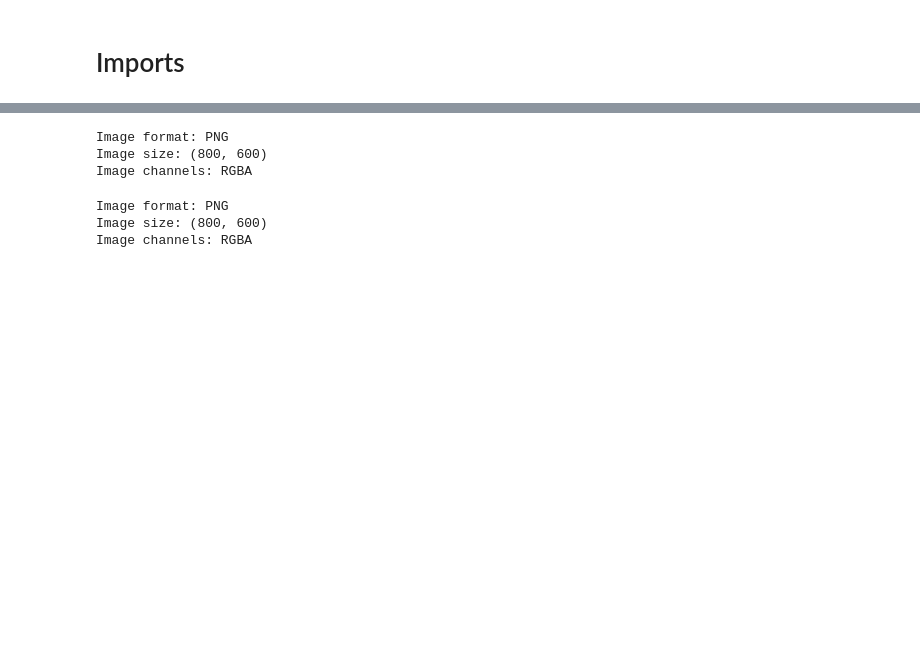
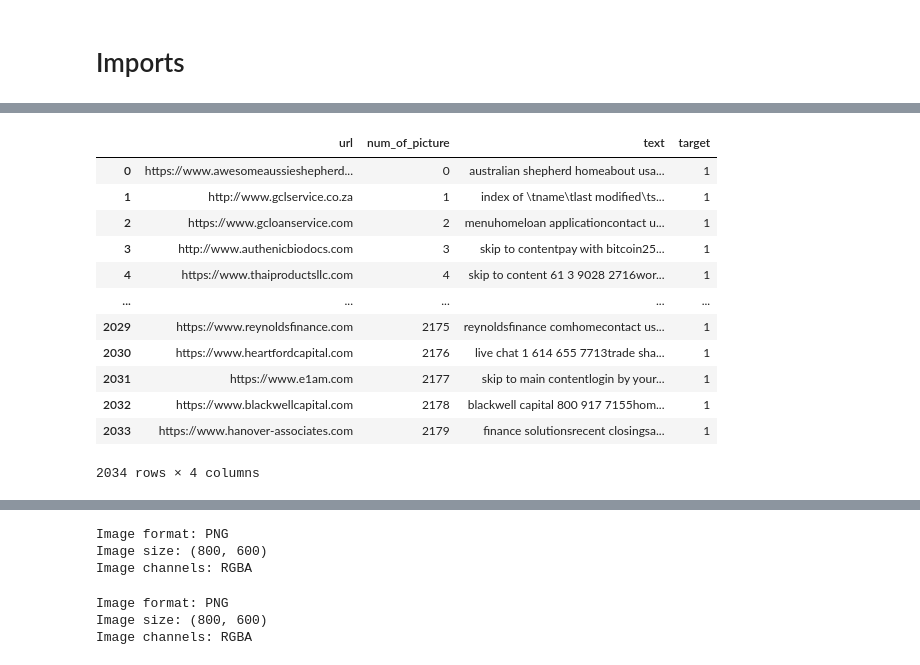
Before and after one commit to Dimitrakis999/Scam_Spotter, a Jupyter notebook: notebooks/modelling/multi-input/cnn-nlp-lr-v1.ipynb, the cells around one changed output, grey strips where cells are left out. Drawn from its saved outputs; the diff is of its cells as text; code cells hidden in the pictures; blank space fills up the shorter version.

```diff
--- a/notebooks/modelling/multi-input/cnn-nlp-lr-v1.ipynb
+++ b/notebooks/modelling/multi-input/cnn-nlp-lr-v1.ipynb
@@ -24,0 +57,21 @@ scam_path = os.path.join(rel_path, 'scam_screenshots')
+# %%
+# Scam websites
+
+scam_key_df = pd.read_csv('scam_text_screenshots_key.csv')
+scam_key_df = scam_key_df.drop(columns=['Unnamed: 0'])
+scam_key_df['target'] = 1
+scam_key_df
+# %% [output]
+|  | url | num_of_picture | text | target |
+| 0 | https://www.awesomeaussieshepherd... | 0 | australian shepherd homeabout usa... | 1 |
+| 1 | http://www.gclservice.co.za | 1 | index of \tname\tlast modified\ts... | 1 |
+| 2 | https://www.gcloanservice.com | 2 | menuhomeloan applicationcontact u... | 1 |
+| 3 | http://www.authenicbiodocs.com | 3 | skip to contentpay with bitcoin25... | 1 |
+| 4 | https://www.thaiproductsllc.com | 4 | skip to content 61 3 9028 2716wor... | 1 |
+| ... | ... | ... | ... | ... |
+| 2029 | https://www.reynoldsfinance.com | 2175 | reynoldsfinance comhomecontact us... | 1 |
+| 2030 | https://www.heartfordcapital.com | 2176 | live chat 1 614 655 7713trade sha... | 1 |
+| 2031 | https://www.e1am.com | 2177 | skip to main contentlogin by your... | 1 |
+| 2032 | https://www.blackwellcapital.com | 2178 | blackwell capital 800 917 7155hom... | 1 |
+| 2033 | https://www.hanover-associates.com | 2179 | finance solutionsrecent closingsa... | 1 |
+2034 rows × 4 columns
```
Also changed, not shown: parts of 27 cells of this notebook.
